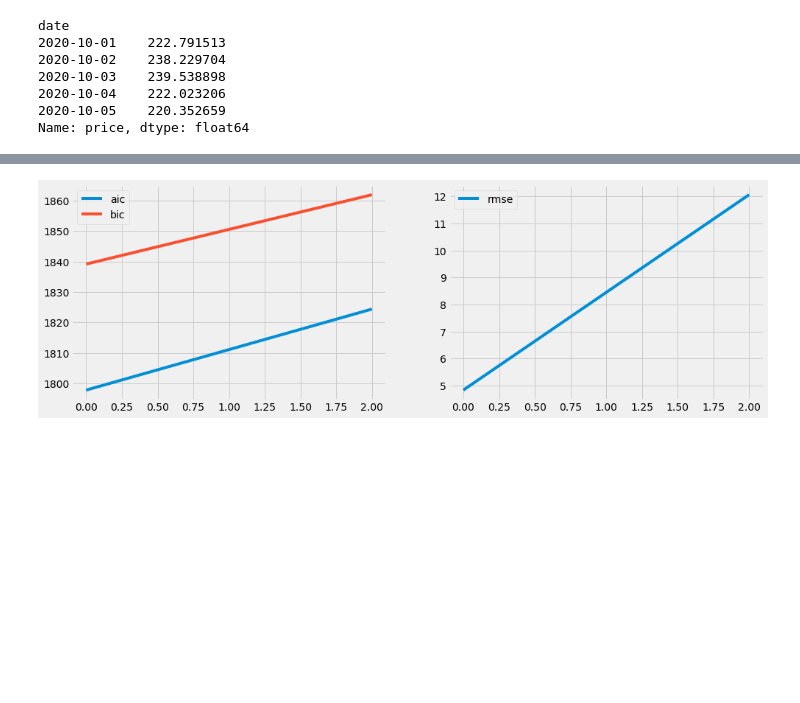
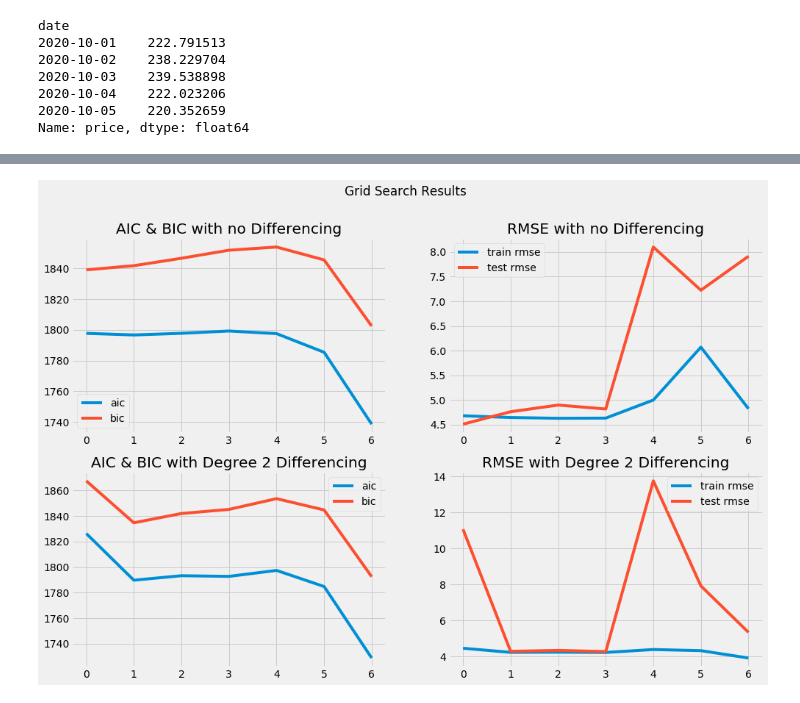
Before and after one commit to Shen-Andrew/Cogs108-Group-Project, a Jupyter notebook: ARIMA modeling.ipynb, the cells around one changed output, grey strips where cells are left out. Saved outputs shown, nothing was run; the diff lists cells and outputs as text; code cells hidden in the pictures; blank space fills up the shorter version.

```diff
--- a/ARIMA modeling.ipynb
+++ b/ARIMA modeling.ipynb
@@ -119,14 +146,35 @@ ar_search.plot(y="rmse", ax=ax2);
 ar_model = ARIMA(train_part, order=(9, 0, 0))
 ar_res = ar_model.fit()
-# %%
-# Grid search to find optimal differencing
-diff_search = pd.DataFrame(columns=["aic", "bic", "rmse"])
-for i in [0, 2]:
-    arima_model = ARIMA(train_part, order=(9, i, 0))
-    arima_res = arima_model.fit()
-    diff_search.loc[i] = (arima_res.aic, arima_res.bic, calculate_rmse(arima_res.resid))
-fig, (ax1, ax2) = plt.subplots(1, 2, figsize=(15, 5))
-diff_search.plot(y=["aic", "bic"], ax=ax1)
-diff_search.plot(y="rmse", ax=ax2);
-# %% [output]
-[figure, removed]
+# %%
+# Define parameter search space and dataframe to store metrics
+grid_search = pd.DataFrame(columns=["d", "q", "aic", "bic", "train rmse", "test rmse"])
+diff_search_space = [0, 2]
+ma_search_space = list(range(7))
+search_space = [(9, d, q) for d in diff_search_space for q in ma_search_space]
+for i, params in enumerate(search_space):
+    # Fit ARIMA model
+    arima_model = ARIMA(train_part, order=params)
+    arima_res = arima_model.fit()
+
+    # Calculate metrics
+    train_rmse = calculate_rmse(arima_res.resid)
+    test_preds = arima_res.forecast(len(test_part))[0]
+    test_rmse =  calculate_rmse(test_preds - test_part)
+
+    # Add metrics to dataframe
+    grid_search.loc[i] = (params[1], params[2], arima_res.aic, arima_res.bic, train_rmse, test_rmse)
+# %%
+diff0 = grid_search.groupby("d").get_group(0).reset_index(drop=True)
+diff2 = grid_search.groupby("d").get_group(2).reset_index(drop=True)
+fig, axes = plt.subplots(2, 2, figsize=(15, 10))
+fig.suptitle("Grid Search Results")
+axes[0, 0].title.set_text("AIC & BIC with no Differencing")
+axes[0, 1].title.set_text("RMSE with no Differencing")
+axes[1, 0].title.set_text("AIC & BIC with Degree 2 Differencing")
+axes[1, 1].title.set_text("RMSE with Degree 2 Differencing")
+diff0.plot(y=["aic", "bic"], ax=axes[0, 0])
+diff0.plot(y=["train rmse", "test rmse"], ax=axes[0, 1])
+diff2.plot(y=["aic", "bic"], ax=axes[1, 0])
+diff2.plot(y=["train rmse", "test rmse"], ax=axes[1, 1]);
+# %% [output]
+[figure, added]
```
Also changed, not shown: parts of 29 cells of this notebook, 3 other files.
